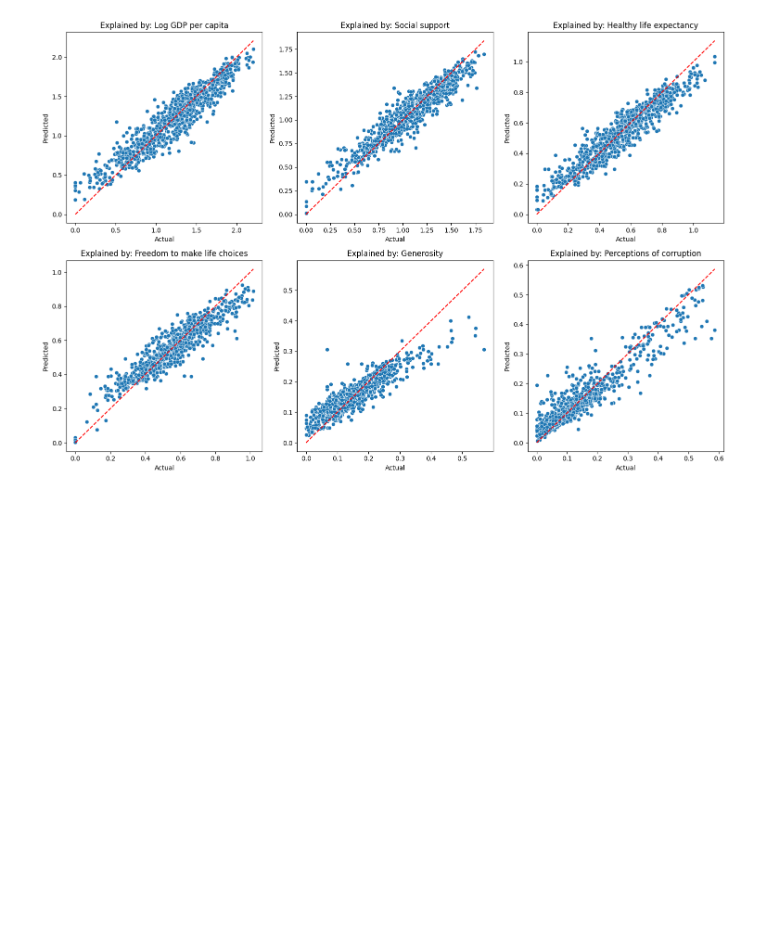
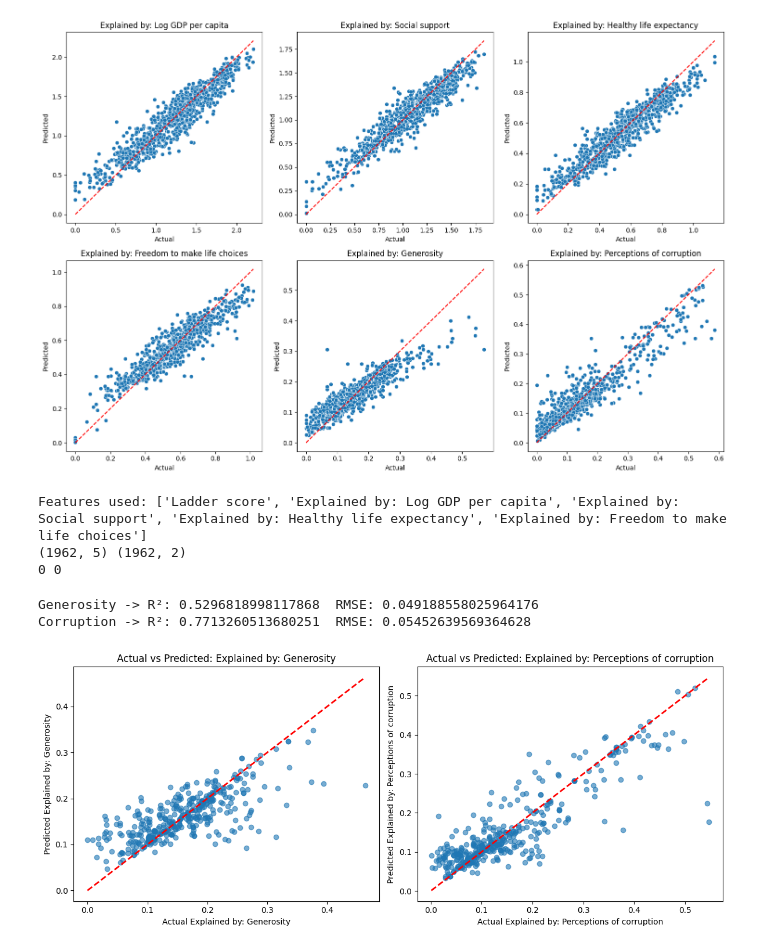
Before and after one commit to Ramin1989/Gallup_data_analysis, a Jupyter notebook: main.ipynb, the cells around one changed output. Drawn from its saved outputs; the diff is of its cells as text; code cells hidden in the pictures; blank space fills up the shorter version.

```diff
--- a/main.ipynb
+++ b/main.ipynb
@@ -920,0 +943,53 @@ plt.show()
+# %%
+print("Features used:", feature_cols)          # verify targets aren’t in X
+print(X_train.shape, Y_train.shape)            # aligned rows?
+print(X_train.isnull().sum().sum(), Y_train.isnull().sum().sum())  # any NaNs?
+# %% [output]
+Features used: ['Ladder score', 'Explained by: Log GDP per capita', 'Explained by: Social support', 'Explained by: Healthy life expectancy', 'Explained by: Freedom to make life choices']
+(1962, 5) (1962, 2)
+0 0
+# %%
+# Split data into training and testing sets (80% train, 20% test)
+
+X_tr, X_te, y_tr, y_te = train_test_split(
+    X_train, Y_train, test_size=0.2, random_state=42
+)
+# Fit the model on the training set
+model.fit(X_tr, y_tr)
+# Predict on the test set
+y_pred = model.predict(X_te)
+
+
+
+# R² for each target
+r2_gen = r2_score(y_te.iloc[:, 0], y_pred[:, 0])
+r2_corr = r2_score(y_te.iloc[:, 1], y_pred[:, 1])
+
+# RMSE for each target
+rmse_gen = np.sqrt(mean_squared_error(y_te.iloc[:, 0], y_pred[:, 0]))
+rmse_corr = np.sqrt(mean_squared_error(y_te.iloc[:, 1], y_pred[:, 1]))
+
+print("Generosity -> R²:", r2_gen, " RMSE:", rmse_gen)
+print("Corruption -> R²:", r2_corr, " RMSE:", rmse_corr)
+# %% [output]
+Generosity -> R²: 0.5296818998117868  RMSE: 0.049188558025964176
+Corruption -> R²: 0.7713260513680251  RMSE: 0.05452639569364628
+# %%
+
+fig, axes = plt.subplots(1, 2, figsize=(12, 5))
+
+targets = ["Explained by: Generosity", "Explained by: Perceptions of corruption"]
+
+for i, target in enumerate(targets):
+    axes[i].scatter(y_te.iloc[:, i], y_pred[:, i], alpha=0.6)
+    axes[i].plot([y_te.iloc[:, i].min(), y_te.iloc[:, i].max()],
+                 [y_te.iloc[:, i].min(), y_te.iloc[:, i].max()],
+                 'r--', lw=2)
+    axes[i].set_xlabel("Actual " + target)
+    axes[i].set_ylabel("Predicted " + target)
+    axes[i].set_title("Actual vs Predicted: " + target)
+
+plt.tight_layout()
+plt.show()
+# %% [output]
+[figure, added]
```
Also changed, not shown: parts of 2 cells of this notebook.
